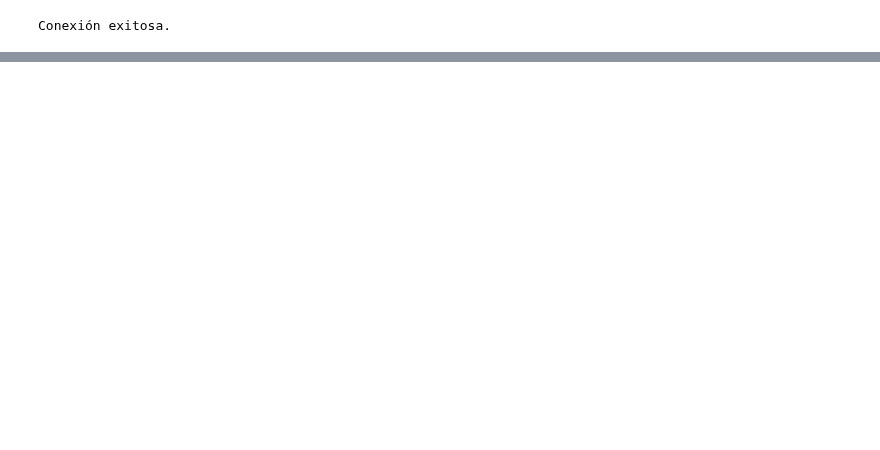
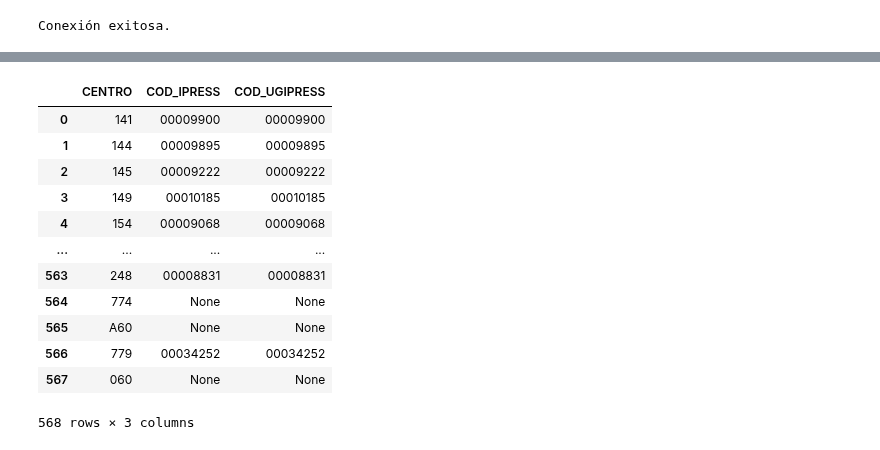
Before and after one commit to JhonathanCP/DASH, a Jupyter notebook: Desarrollo - dash/TramaB1-B2V4.ipynb, the cells around one changed output, grey strips where cells are left out. Saved outputs shown, nothing was run; the diff lists cells and outputs as text; code cells hidden in the pictures; blank space fills up the shorter version.

```diff
--- a/Desarrollo - dash/TramaB1-B2V4.ipynb
+++ b/Desarrollo - dash/TramaB1-B2V4.ipynb
@@ -323,3 +323,28 @@ def get_unique_options():
 options = get_unique_options()
 # %% [output]
 Conexión exitosa.
+# %%
+# Reemplazar fetch_data por una función de ejemplo
+def CAS():
+    try:
+        conn = create_oracle_connection1()
+        if conn is None:
+            raise ConnectionError("No se pudo establecer la conexión a la base de datos.")
+
+                # Asegúrate de que las fechas estén en el formato correcto
+        query = f"""
+
+SELECT CENASICOD AS CENTRO, CENASIRENAESCOD AS COD_IPRESS, CENASIRENAESUNIGESCOD AS COD_UGIPRESS FROM CMCAS10 WHERE ESTREGCOD='1'
+        """
+        print("Consulta SQL generada:")
+        print(query)  # Agrega esto para depurar la consulta SQL
+
+        df = pd.read_sql(query, conn)
+        print(f"Cantidad de filas obtenidas: {len(df)}")  # Agrega esto para ver cuántas filas se obtienen
+    except Exception as e:
+        print(f"Error: {e}")
+        df = pd.DataFrame()
+    finally:
+        if conn:
+            conn.close()  # Cerrar la conexión al final
+    return df
@@ -325,0 +362,16 @@ Conexión exitosa.
+# %%
+cas
+# %% [output]
+|  | CENTRO | COD_IPRESS | COD_UGIPRESS |
+| 0 | 141 | 00009900 | 00009900 |
+| 1 | 144 | 00009895 | 00009895 |
+| 2 | 145 | 00009222 | 00009222 |
+| 3 | 149 | 00010185 | 00010185 |
+| 4 | 154 | 00009068 | 00009068 |
+| ... | ... | ... | ... |
+| 563 | 248 | 00008831 | 00008831 |
+| 564 | 774 | None | None |
+| 565 | A60 | None | None |
+| 566 | 779 | 00034252 | 00034252 |
+| 567 | 060 | None | None |
+568 rows × 3 columns
```
Also changed, not shown: parts of 14 cells of this notebook.
